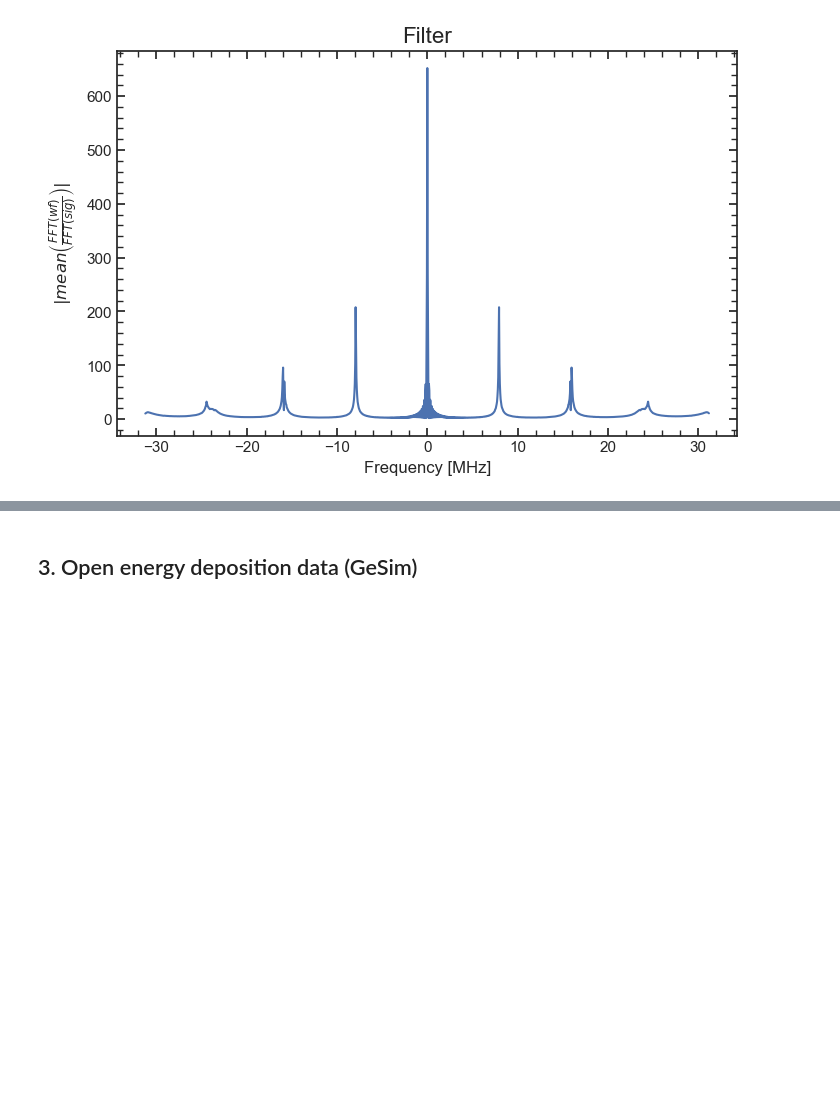
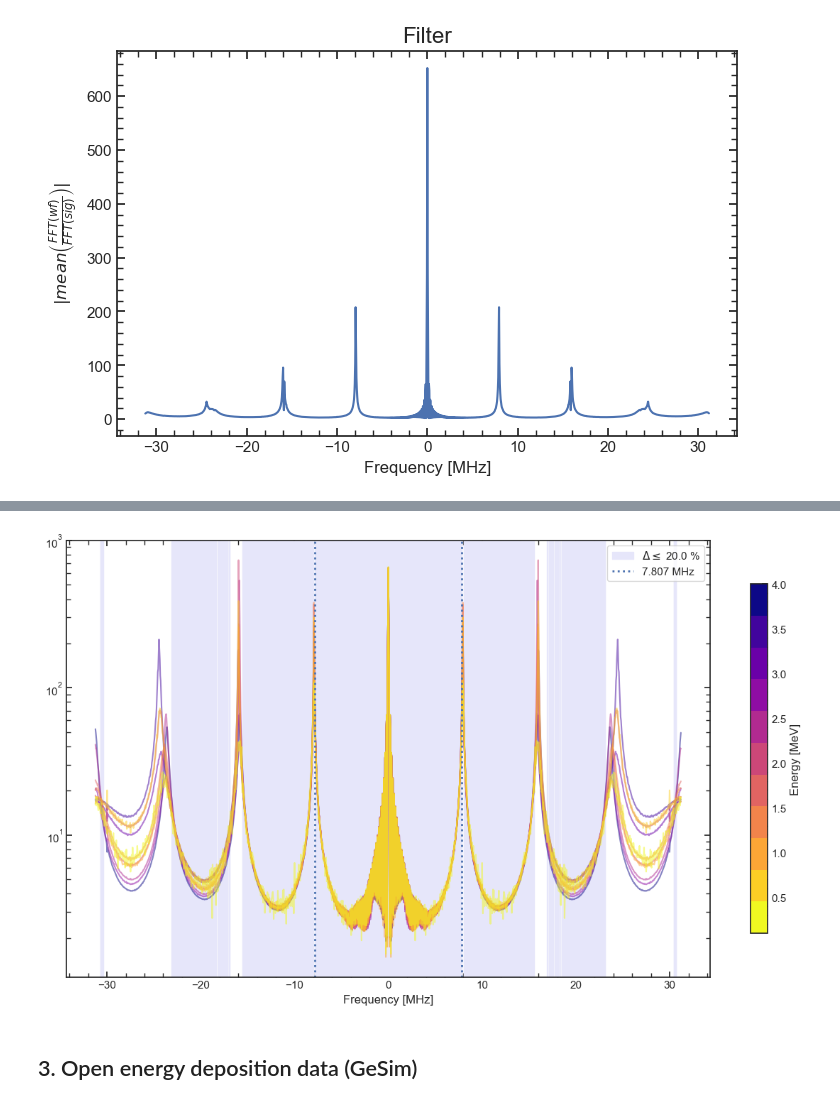
Before and after one commit to GaudioRf/JFETModel, a Jupyter notebook: freq_filters/pulser_freq_filter_ADC.ipynb, the cells around one changed output, grey strips where cells are left out. Saved outputs shown, nothing was run; the diff lists cells and outputs as text; code cells hidden in the pictures; blank space fills up the shorter version.

```diff
--- a/freq_filters/pulser_freq_filter_ADC.ipynb
+++ b/freq_filters/pulser_freq_filter_ADC.ipynb
@@ -567,3 +549,86 @@ plt.tight_layout()
+# %%
+def fft_ratio_similarity(fft_ratios, freqs, difference_percentage=0.1):
+    N = fft_ratios.shape[1]
+    abs_ratios = np.abs(fftshift(fft_ratios))[:,int(N/2):]
+    mask = np.all(np.abs(abs_ratios-np.mean(abs_ratios, axis=0))<=np.mean(abs_ratios,axis=0)*difference_percentage, axis=0)
+    if len(freqs) == N:
+        freqs = freqs[int(N/2):]
+    return (freqs[mask]*1e-6).astype(float)
+
+
+def create_frequency_bands(frequencies, band_width=0.02):
+    """
+    Create frequency bands around each frequency to avoid overlapping colored areas.
+
+    Parameters:
+    frequencies: array of frequencies
+    band_width: width of each colored band (in MHz)
+
+    Returns:
+    bands: list of (start, end) tuples for each band
+    """
+    if len(frequencies) == 0:
+        return []
+
+    # Sort frequencies
+    sorted_freqs = np.sort(frequencies)
+    bands = []
+
+    for freq in sorted_freqs:
+        band_start = freq - band_width/2
+        band_end = freq + band_width/2
+
+        # Check if this band overlaps with the previous one
+        if bands and band_start < bands[-1][1]:
+            # Merge with previous band
+            bands[-1] = (bands[-1][0], band_end)
+        else:
+            # Create new band
+            bands.append((band_start, band_end))
+
+    return bands
+
+#---------------------------------------------------------------------------------------------------------------------------------------
+diff_perc = 0.2
+similarity = fft_ratio_similarity(fft_ratios_waveform_signal, signal_freqs[0], difference_percentage=diff_perc)
+
+# Create frequency bands to avoid overlapping
+band_width = 0.01#(waveform_freqs[0,1]-waveform_freqs[0,0]).astype(float)*1e-6
+positive_bands = create_frequency_bands(similarity, band_width)
+negative_bands = create_frequency_bands(-similarity, band_width)
+
+v_cut = 7.80691964
+color_band = 'lavender'
+cmap_name = 'plasma'
+cmap = cm.get_cmap(cmap_name, len(pulser_df_ADC)).reversed()
+
+plt.figure(figsize=(12,7))
+
+for i in range(11)[::-1]:
+    plt.plot(waveform_freqs_shift[i,:]*1e-6, np.abs(fftshift(fft_ratios_waveform_signal[i,:])), color=cmap(i), alpha=0.5)
+
+for start, end in positive_bands[:-1]:
+    plt.axvspan(start, end, color=color_band, alpha=1)
+plt.axvspan(positive_bands[-1][0], positive_bands[-1][1], color=color_band, alpha=1, label = f'$\Delta \leq$ {diff_perc*100} %')
+for start, end in negative_bands:
+    plt.axvspan(start, end, color=color_band, alpha=1)
+
+plt.axvline(v_cut, color='b', linestyle=':', lw=2, label = f'{np.round(v_cut,3)} MHz')
+plt.axvline(-v_cut, color='b', linestyle=':', lw=2)
+plt.yscale('log')
+plt.xlabel('Frequency [MHz]')
+plt.legend(frameon=True)
+#plt.xlim(0, max(signal_freqs[0]*1e-6))
+
+norm = plt.Normalize(min(energies), max(energies))
+sm = plt.cm.ScalarMappable(cmap=cmap, norm=norm)
+sm.set_array([])
+cbar = plt.colorbar(sm, shrink=0.8)
+cbar.set_label('Energy [MeV]')
+
+plt.tight_layout()
+# %% [output]
+[figure, added]
 # %% [markdown]
 ## 3. Open energy deposition data (GeSim)
 # %%
```
Also changed, not shown: parts of 4 cells of this notebook, 2 other files.
